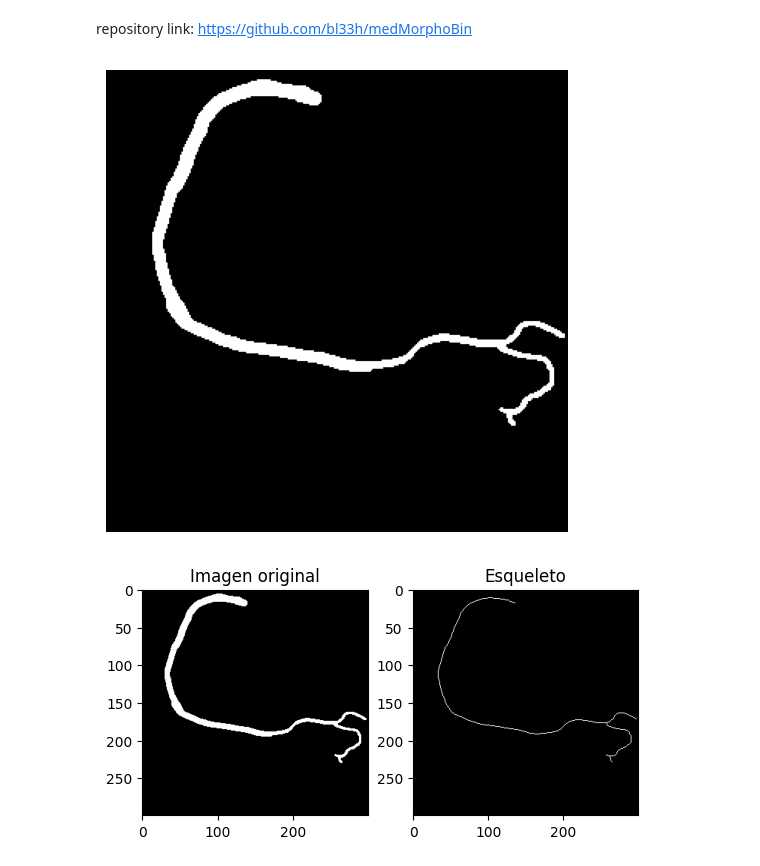
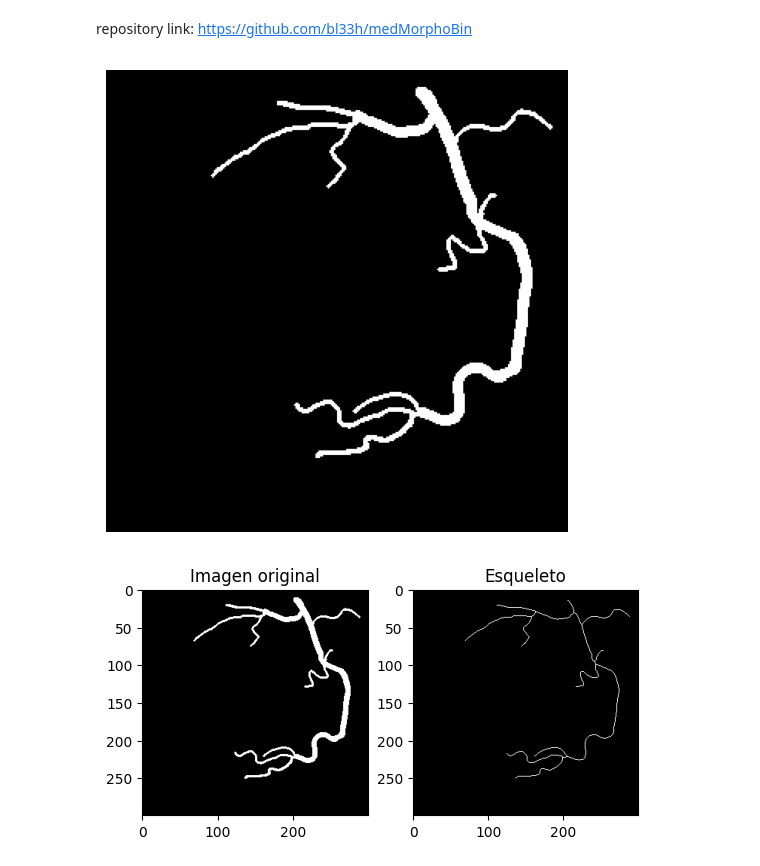
Before and after one commit to bl33h/medMorphoBin, a Jupyter notebook: src/SecondProblem.ipynb, the cells around one changed output. Saved outputs shown, nothing was run; the diff lists cells and outputs as text; code cells hidden in the pictures.

```diff
--- a/src/SecondProblem.ipynb
+++ b/src/SecondProblem.ipynb
@@ -20,15 +19,15 @@ from skimage.graph import route_through_array
 import json
 # %%
-image_path = "img/5_gt.pgm"
+image_path = "img/7_gt.pgm"
 image = cv2.imread(image_path, cv2.IMREAD_GRAYSCALE)
 
 # Mostrar la imagen
 plt.figure(figsize=(6,6))
 plt.imshow(image, cmap='gray')
 plt.axis("off")
 plt.show()
 # %% [output]
-[figure, old version]
+[figure, new version]
 # %%
 # otsu thresholding
 _, binary = cv2.threshold(image, 0, 255, cv2.THRESH_BINARY + cv2.THRESH_OTSU)
@@ -48,7 +47,7 @@ plt.show()
 # coordenadas del esqueleto
 skeleton_coords = np.column_stack(np.where(skeleton == 1))
 # %% [output]
-[figure, old version]
+[figure, new version]
 # %%
 # Define the skeleton image (replace this with your actual skeleton image)
 # skeleton = ...
```
Also changed, not shown: parts of 8 cells of this notebook, 2 other files.
